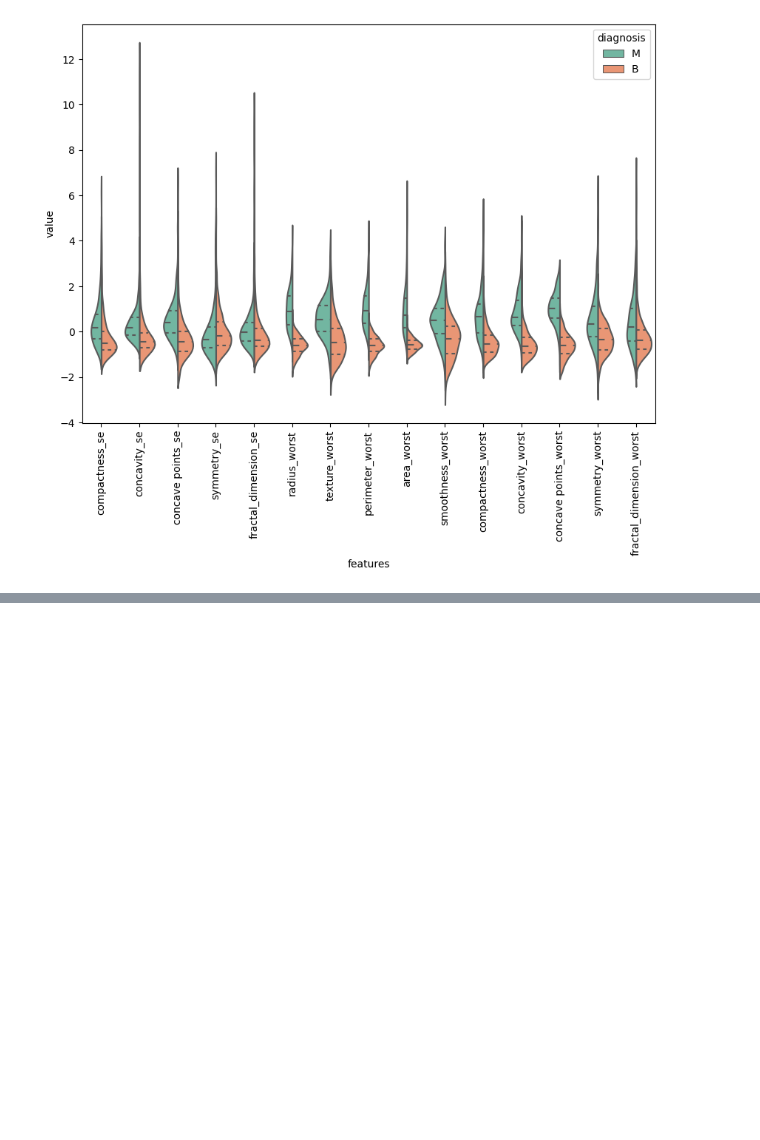
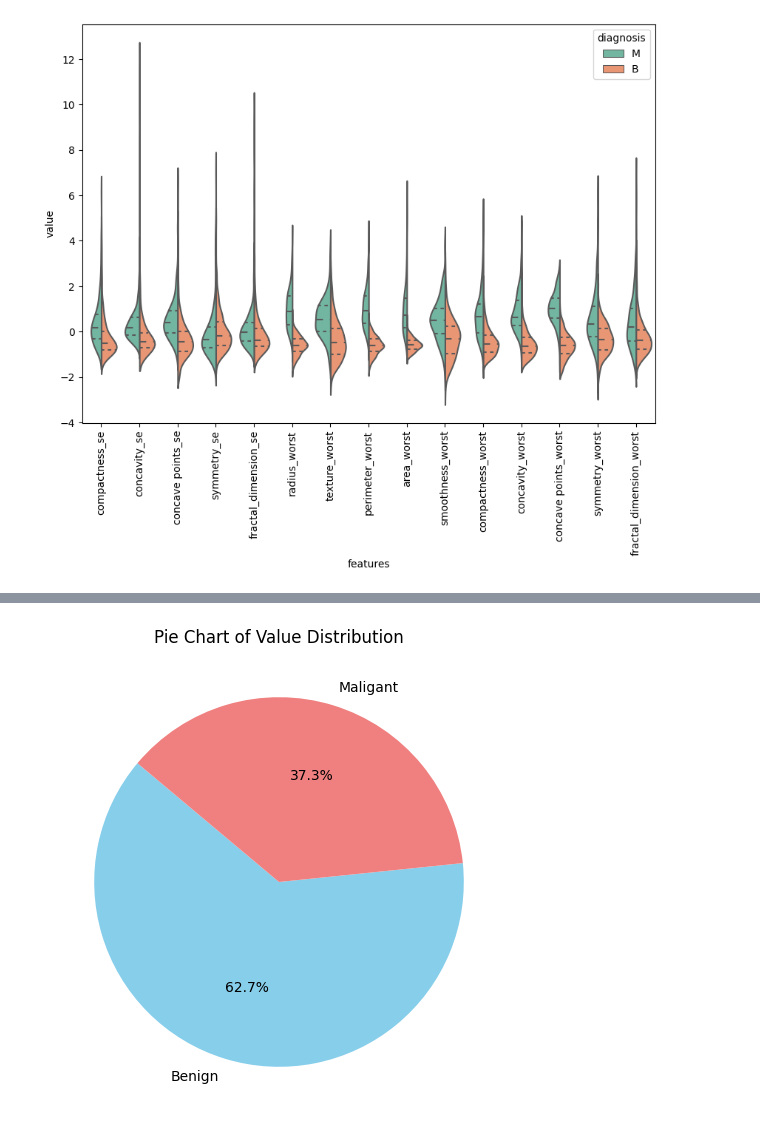
Before and after one commit to mars12161/bayer_challenge_d_life, a Jupyter notebook: main.ipynb, the cells around one changed output, grey strips where cells are left out. Saved outputs shown, nothing was run; the diff lists cells and outputs as text; code cells hidden in the pictures; blank space fills up the shorter version.

```diff
--- a/main.ipynb
+++ b/main.ipynb
@@ -242,0 +261,4 @@ visualize_variability(X,y,15,30)
+# %%
+display_pie_chart(y)
+# %% [output]
+[figure, added]
```
Also changed, not shown: parts of 8 cells of this notebook, 3 other files.
